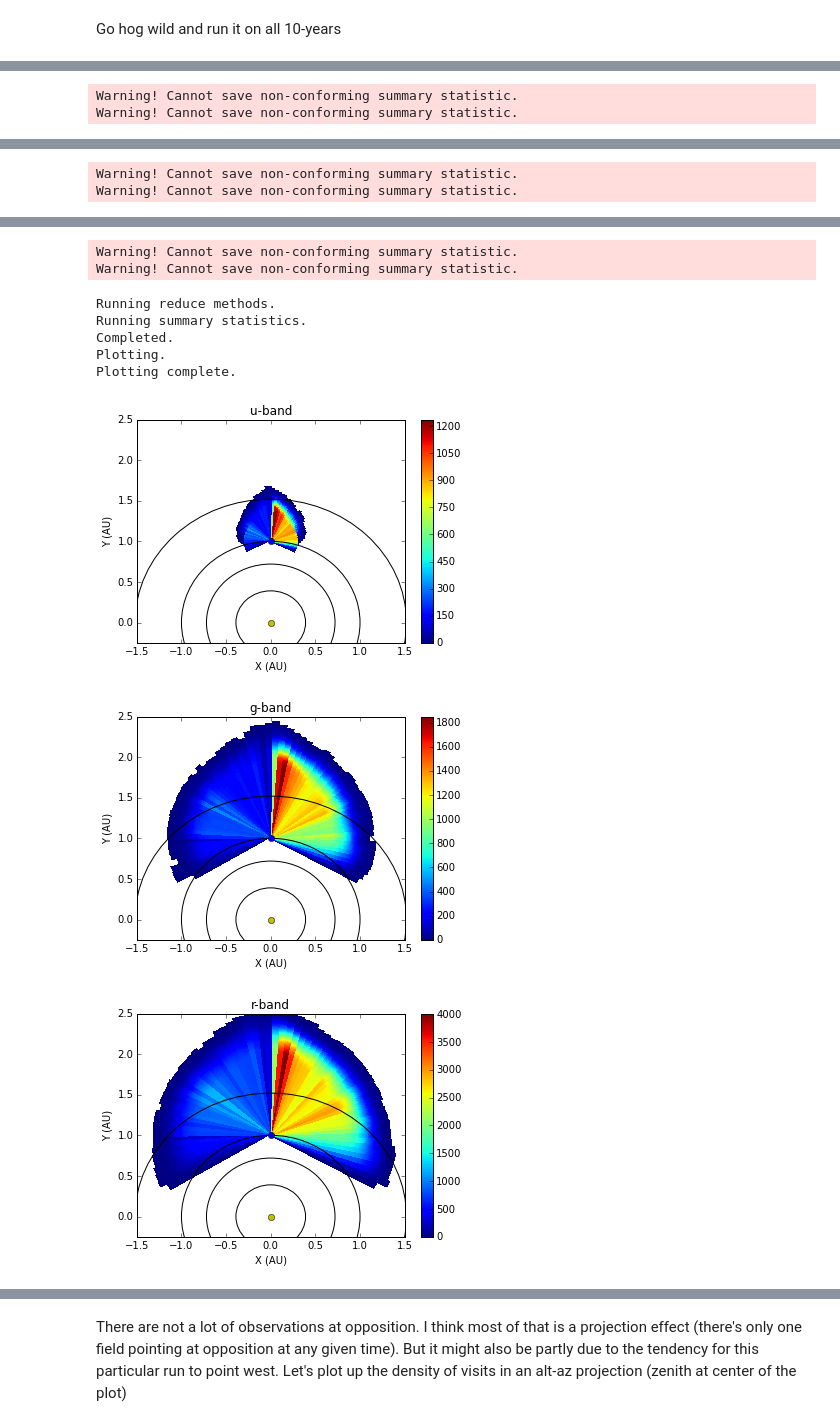
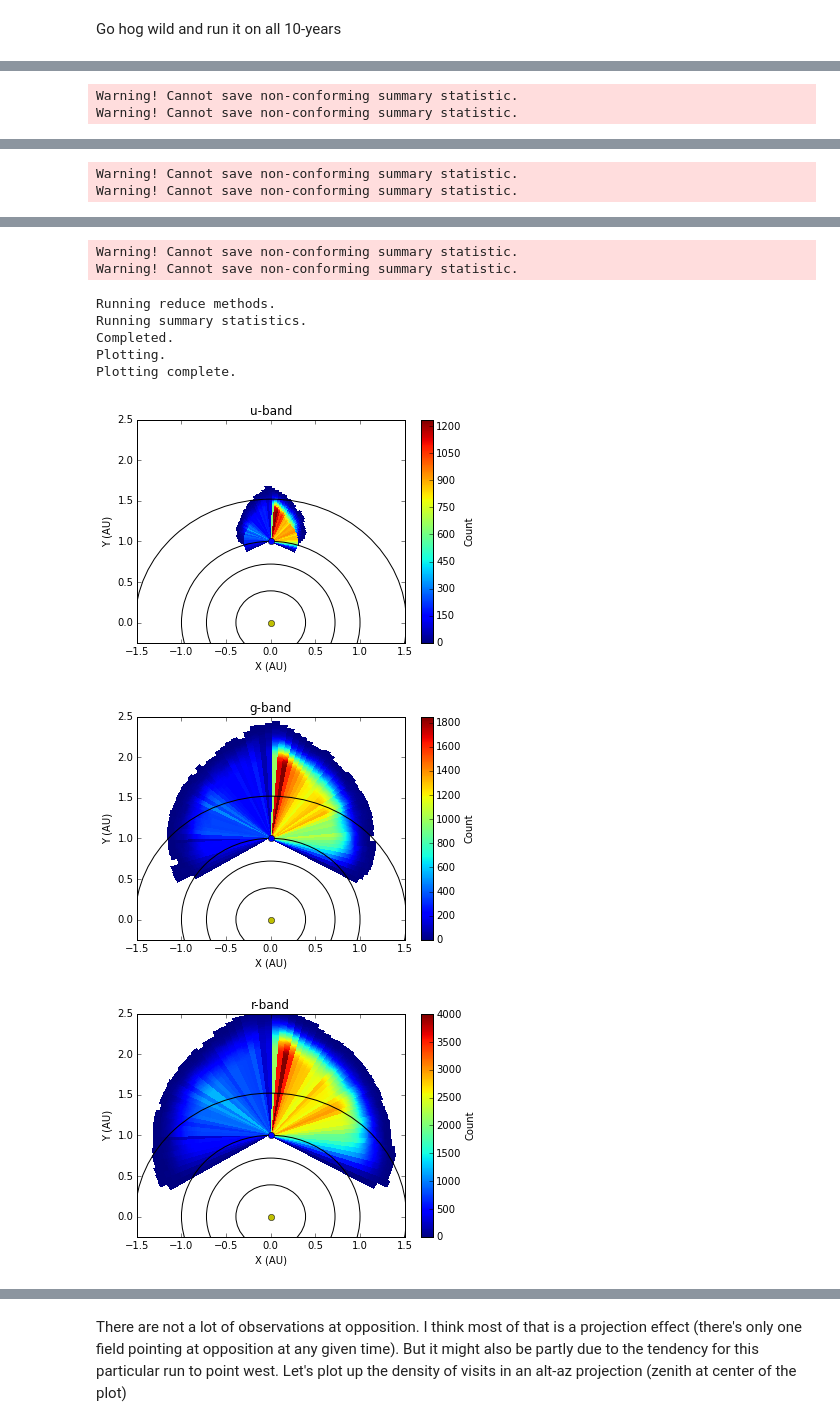
Before and after one commit to yoachim/ScratchStuff, a Jupyter notebook: notebooks/NeoNotebook_ops2_1093.ipynb, the cells around one changed output, grey strips where cells are left out. Cells and saved outputs as stored; diff of their text form; code cells hidden in the pictures.

```diff
--- a/notebooks/NeoNotebook_ops2_1093.ipynb
+++ b/notebooks/NeoNotebook_ops2_1093.ipynb
@@ -12,6 +15,6 @@ import lsst.sims.maf.plots as plotters
 # %%
 # Set up the database connection
-opsdb = db.OpsimDatabase('sqlite:///ops2_1093_sqlite.db')
+opsdb = db.OpsimDatabase('ops2_1093_sqlite.db')
 outDir = 'NeoDetect_ops2_1093'
 resultsDb = db.ResultsDb(outDir=outDir)
 # %%
@@ -29,7 +32,7 @@ for filterName in filters:
                                         'night < 365 and filter="%s"'%filterName,
                                         stackerList=[stacker,stacker2],
                                         plotDict={'title':'%s-band'%filterName},
-                                        plotFuncs=[NeoDetectPlotter()])
+                                        plotFuncs=[NeoDistancePlotter()])
 
     bgroup = metricBundles.MetricBundleGroup({0:bundle}, opsdb, outDir=outDir, resultsDb=resultsDb)
     bgroup.runAll()
@@ -104,9 +107,9 @@ Plotting complete.
 # %%
 metricList =[]
 metricList.append(metrics.CountMetric(col='solarElong'))
-metricList.append(metrics.MinMetric(col="NEOGeoDist"))
-metricList.append(metrics.MedianMetric(col="NEOGeoDist"))
-metricList.append(metrics.MaxMetric(col="NEOGeoDist"))
+metricList.append(metrics.MinMetric(col="MaxGeoDist"))
+metricList.append(metrics.MedianMetric(col="MaxGeoDist"))
+metricList.append(metrics.MaxMetric(col="MaxGeoDist"))
 names = ['elong', 'min', 'median','max']
 slicer = slicers.OneDSlicer(sliceColName='solarElong', sliceColUnits='deg', binsize=2.)
 filters=['r']
@@ -155,7 +158,7 @@ for filterName in filters:
                                         'filter="%s"'%filterName,
                                         stackerList=[stacker,stacker2],
                                         plotDict={'title':'%s-band'%filterName},
-                                        plotFuncs=[NeoDetectPlotter()])
+                                        plotFuncs=[NeoDistancePlotter()])
 
     bgroup = metricBundles.MetricBundleGroup({0:bundle}, opsdb, outDir=outDir, resultsDb=resultsDb)
     bgroup.runAll()
@@ -194,33 +197,33 @@ Querying database with constraint filter="i"
 Found 544430 visits
 Running:  [0]
 Completed metric generation.
 Warning! Cannot save non-conforming summary statistic.
 Warning! Cannot save non-conforming summary statistic.
 Running reduce methods.
 Running summary statistics.
 Completed.
 Plotting.
 Plotting complete.
 Querying database with constraint filter="z"
 Found 479385 visits
 Running:  [0]
 Completed metric generation.
 Running reduce methods.
 Running summary statistics.
 Completed.
 Plotting.
 Plotting complete.
 Querying database with constraint filter="y"
 Found 479384 visits
 Running:  [0]
 Completed metric generation.
 Warning! Cannot save non-conforming summary statistic.
 Warning! Cannot save non-conforming summary statistic.
 Running reduce methods.
 Running summary statistics.
 Completed.
 Plotting.
 Plotting complete.
-[figure, old version]
+[figure, new version]
-[figure, old version]
+[figure, new version]
-[figure, old version]
+[figure, new version]
```
Also changed, not shown: parts of 6 cells of this notebook, 2 other files.
